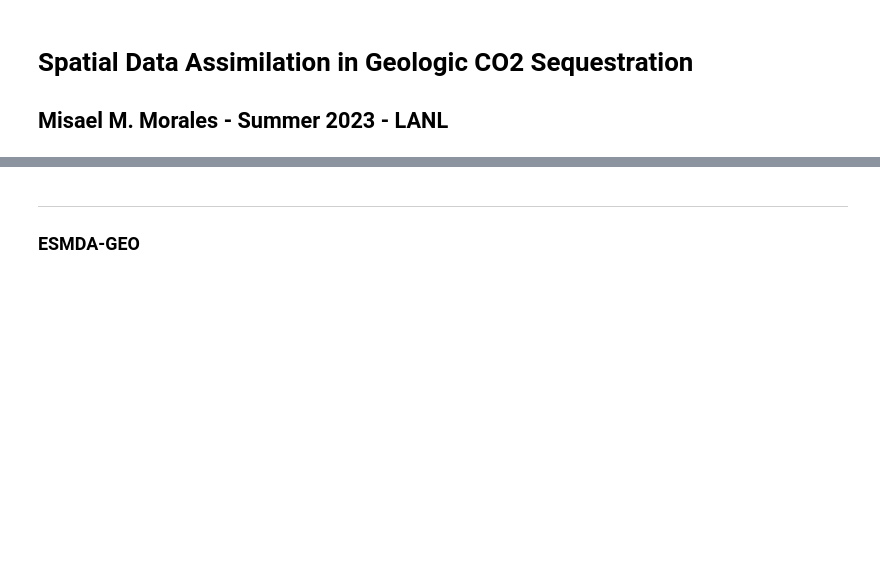
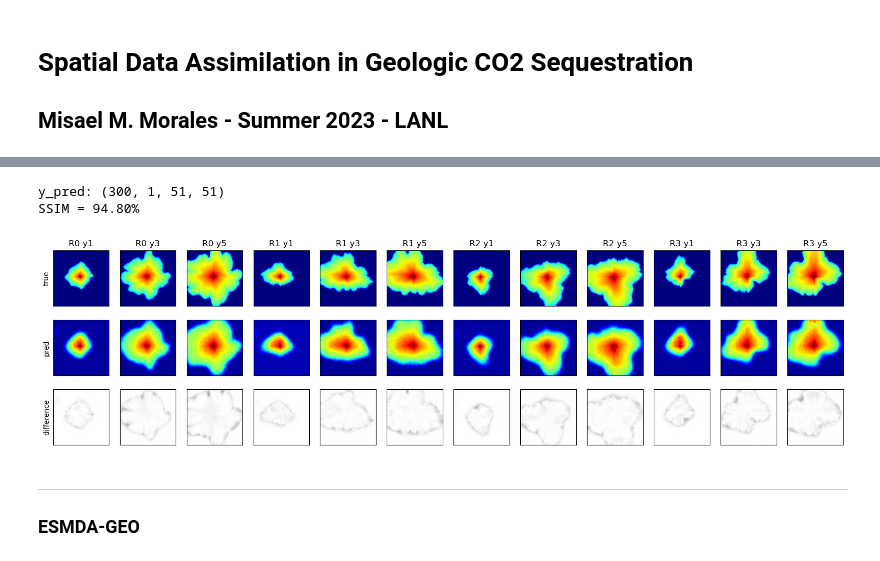
Before and after one commit to misaelmmorales/CO2-Spatial-Data-Assimilation, a Jupyter notebook: main.ipynb, the cells around one changed output, grey strips where cells are left out. Cells and saved outputs as stored; diff of their text form; code cells hidden in the pictures; blank space fills up the shorter version.

```diff
--- a/main.ipynb
+++ b/main.ipynb
@@ -32,3 +136,31 @@ Perm All shape: (101, 2601)
+# %%
+y_pred = model(x.to(device)).detach().cpu().numpy().astype('float64')
+print('y_pred:', y_pred.shape)
+
+print('SSIM = {:.2f}%'.format(100*ssim(y_train, y_pred, channel_axis=1)))
+
+labs = ['true', 'pred', 'difference']
+fig, axs = plt.subplots(3, 12, figsize=(20,5))
+t = 0
+for j in range(12):
+    nreal = j//3
+    true = y_train[j,0]
+    pred = y_pred[j,0]
+    axs[0,j].imshow(true, 'jet')
+    axs[1,j].imshow(pred, 'jet')
+    er = axs[2,j].imshow(np.abs(true-pred), 'binary', vmin=0, vmax=1)
+    axs[0,j].set(title='R{} y{}'.format(nreal, t_steps[t]))
+    t += 1
+    if t==3:
+        t = 0
+    for i in range(3):
+        axs[i,j].set(xticks=[], yticks=[])
+        axs[i,0].set(ylabel=labs[i])
+plt.show()
+# %% [output]
+y_pred: (300, 1, 51, 51)
+SSIM = 94.80%
+[figure, added]
 # %% [markdown]
 ***
 ### ESMDA-GEO
```
Also changed, not shown: parts of 7 cells of this notebook.
